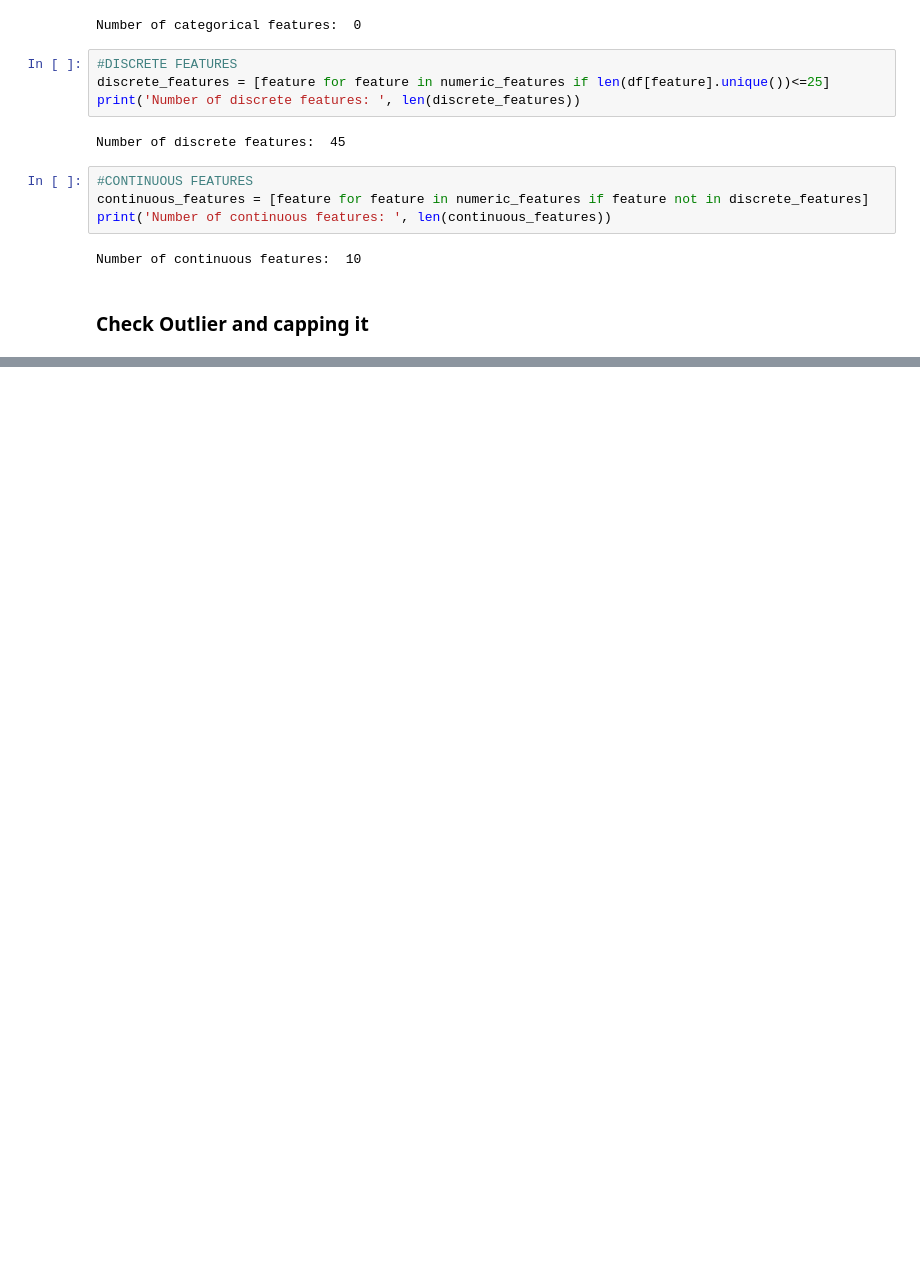
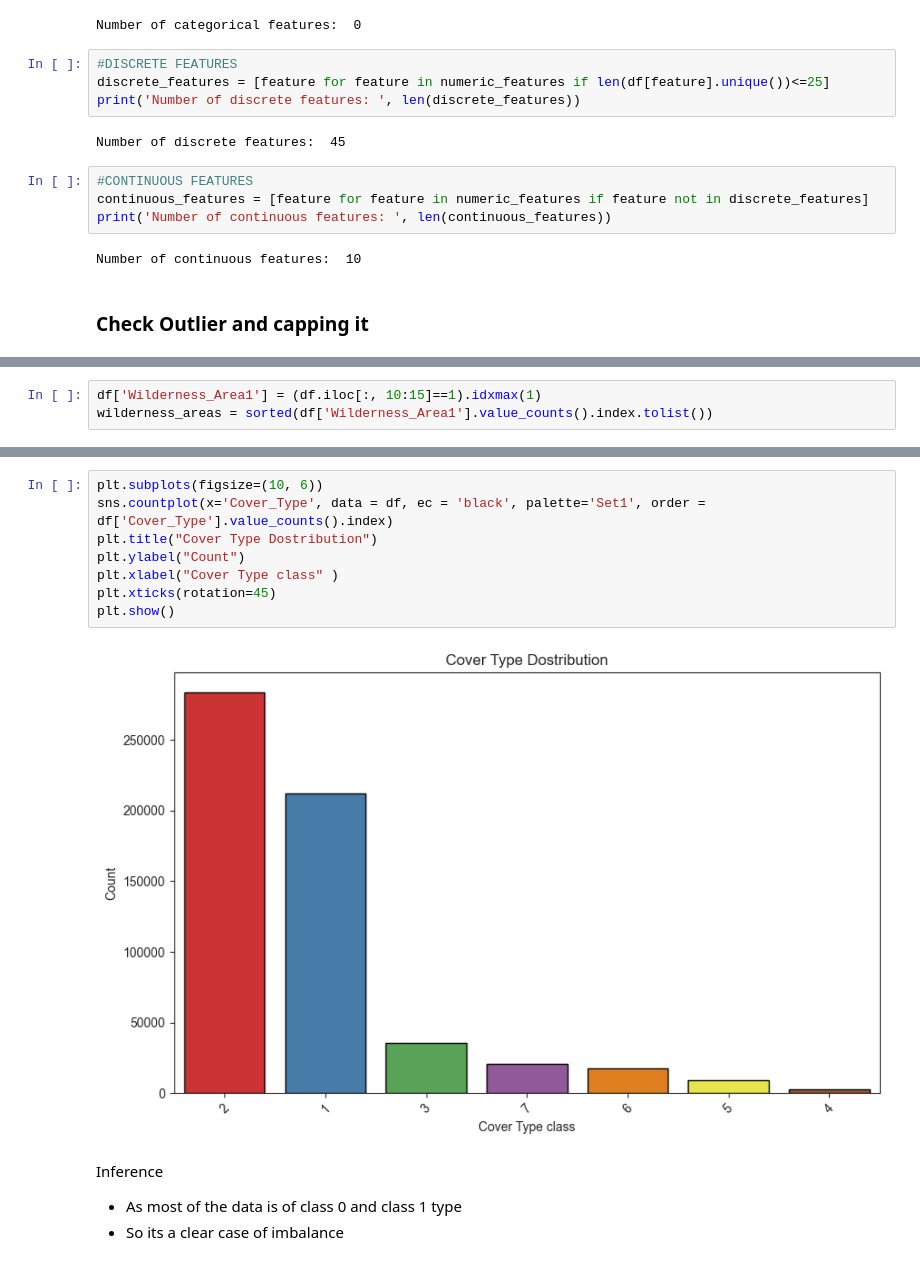
Before and after one commit to anshgupta1903/Project_GreenVision, a Jupyter notebook: notebooks/Feature_Engineering.ipynb, the cells around one changed output, grey strips where cells are left out. Cells and saved outputs as stored; diff of their text form; blank space fills up the shorter version.

```diff
--- a/notebooks/Feature_Engineering.ipynb
+++ b/notebooks/Feature_Engineering.ipynb
@@ -81,0 +121,3 @@ Number of continuous features:  10
+# %%
+df['Wilderness_Area1'] = (df.iloc[:, 10:15]==1).idxmax(1)
+wilderness_areas = sorted(df['Wilderness_Area1'].value_counts().index.tolist())
@@ -81,0 +181,14 @@ Number of continuous features:  10
+# %%
+plt.subplots(figsize=(10, 6))
+sns.countplot(x='Cover_Type', data = df, ec = 'black', palette='Set1', order = df['Cover_Type'].value_counts().index)
+plt.title("Cover Type Dostribution")
+plt.ylabel("Count")
+plt.xlabel("Cover Type class" )
+plt.xticks(rotation=45)
+plt.show()
+# %% [output]
+[figure, added]
+# %% [markdown]
+Inference
+* As most of the data is of class 0 and class 1 type
+* So its a clear case of imbalance
```
Also changed, not shown: parts of 13 cells of this notebook.
